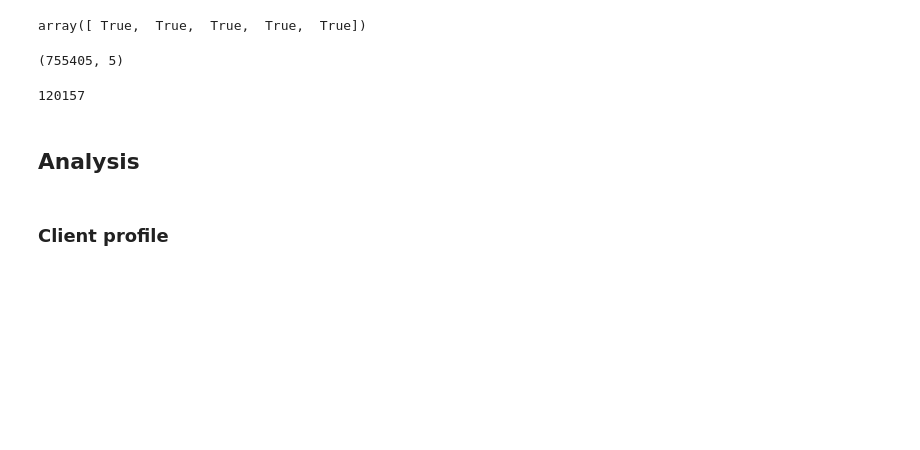
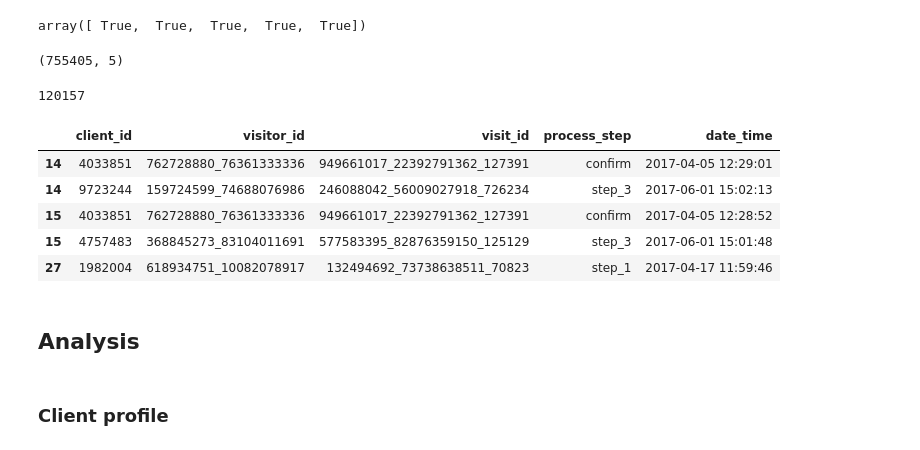
Before and after one commit to mhga94/vanguard_project, a Jupyter notebook: notebook/Project.ipynb, the cells around one changed output. Saved outputs shown, nothing was run; the diff lists cells and outputs as text; code cells hidden in the pictures; blank space fills up the shorter version.

```diff
--- a/notebook/Project.ipynb
+++ b/notebook/Project.ipynb
@@ -19,6 +19,8 @@ df_demo = pd.read_table(demo_url, sep = ',')
 df_exp = pd.read_table(experiment_url, sep = ',')
 df_web1 = pd.read_table(web_data1, sep = ',')
 df_web2 = pd.read_table(web_data2, sep = ',')
+# %%
+drop_index = pd.read_table(r'../data/drop_union.csv', sep = ',')
 # %% [markdown]
 ## Data cleaning
 ### df_demo
@@ -97,6 +99,19 @@ df_web.shape
 df_web['client_id'].nunique()
 # %% [output]
 120157
+# %%
+drop_list = list(drop_index['drop_column'])
+# %%
+df_dropped = df_web.loc[list(drop_list)]
+# %%
+df_dropped.head()
+# %% [output]
+|  | client_id | visitor_id | visit_id | process_step | date_time |
+| 14 | 4033851 | 762728880_76361333336 | 949661017_22392791362_127391 | confirm | 2017-04-05 12:29:01 |
+| 14 | 9723244 | 159724599_74688076986 | 246088042_56009027918_726234 | step_3 | 2017-06-01 15:02:13 |
+| 15 | 4033851 | 762728880_76361333336 | 949661017_22392791362_127391 | confirm | 2017-04-05 12:28:52 |
+| 15 | 4757483 | 368845273_83104011691 | 577583395_82876359150_125129 | step_3 | 2017-06-01 15:01:48 |
+| 27 | 1982004 | 618934751_10082078917 | 132494692_73738638511_70823 | step_1 | 2017-04-17 11:59:46 |
 # %% [markdown]
 ## Analysis
 # %% [markdown]
```
Also changed, not shown: parts of 5 cells of this notebook, 28 other files.
